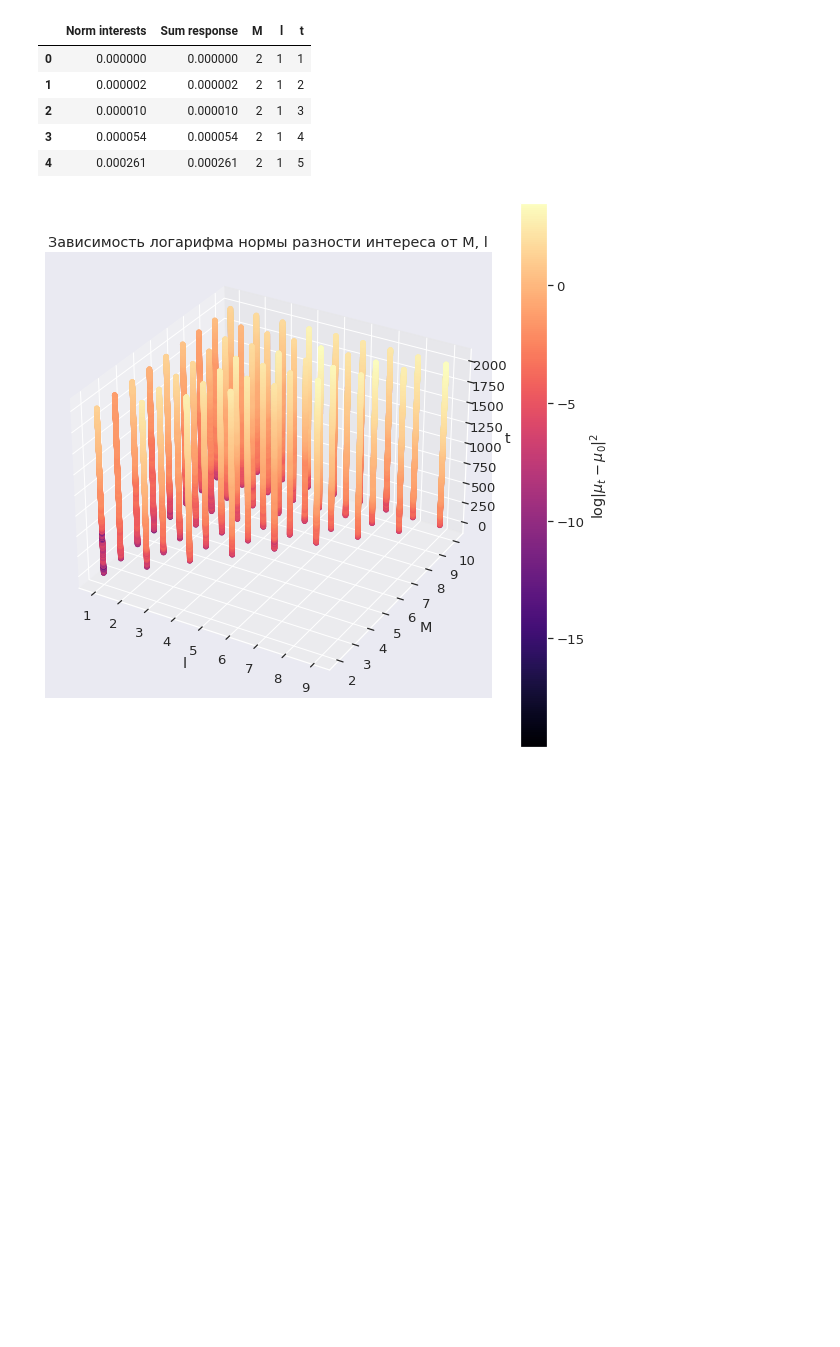
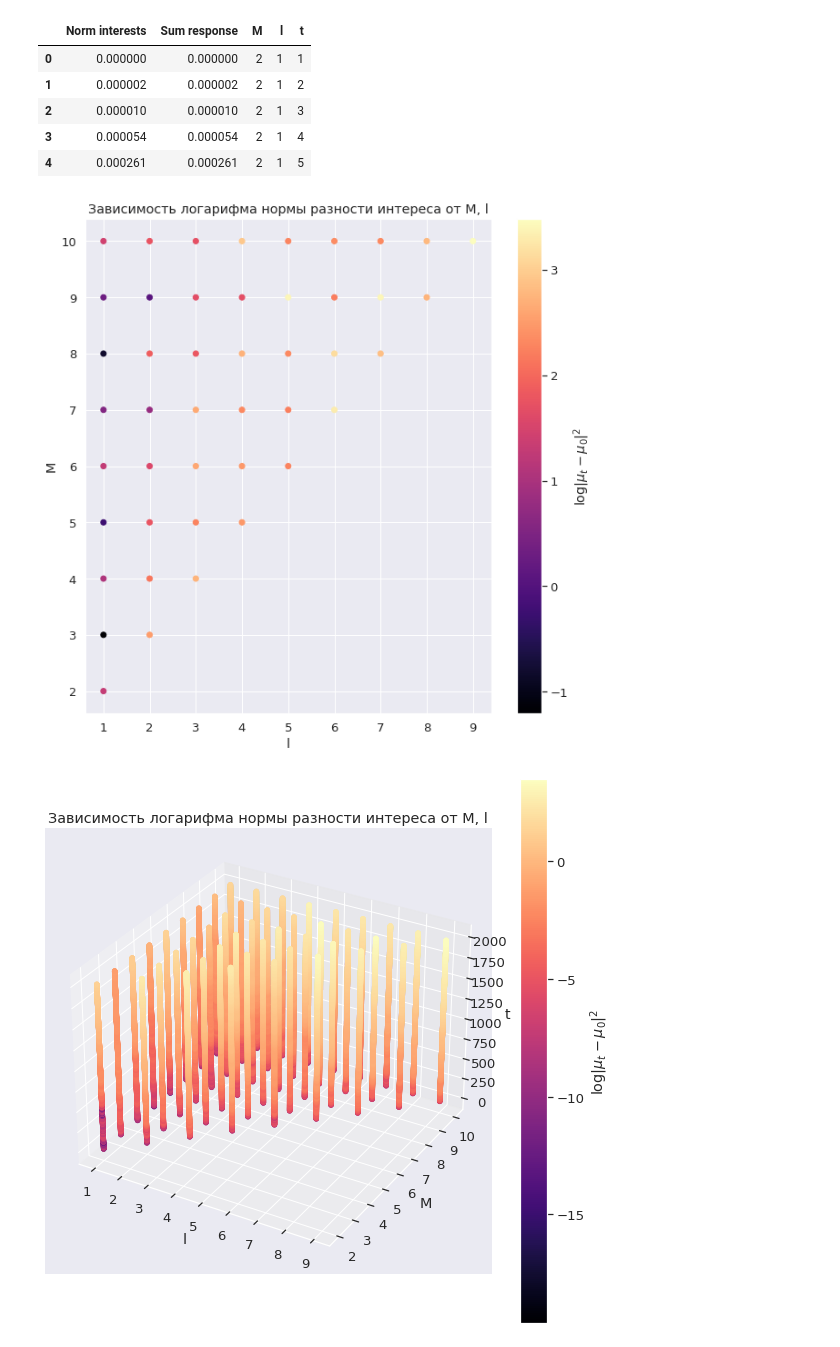
Before and after one commit to prog-autom/bandit-loops, a Jupyter notebook: notebooks/error_analysis_ml.ipynb, the cells around one changed output. Drawn from its saved outputs; the diff is of its cells as text; code cells hidden in the pictures; blank space fills up the shorter version.

```diff
--- a/notebooks/error_analysis_ml.ipynb
+++ b/notebooks/error_analysis_ml.ipynb
@@ -109,6 +109,29 @@ data.head()
 | 2 | 0.000010 | 0.000010 | 2 | 1 | 3 |
 | 3 | 0.000054 | 0.000054 | 2 | 1 | 4 |
 | 4 | 0.000261 | 0.000261 | 2 | 1 | 5 |
+# %%
+last_val = data[data['t']==2000]
+# %%
+fig = plt.figure(figsize=(10,10))
+ax = fig.add_subplot(111)
+
+y = last_val['M']
+x = last_val['l']
+c = last_val['Sum response']
+
+ax.set_xlabel("l")
+ax.set_ylabel("M")
+
+p = ax.scatter(x, y, c=np.log(c), cmap='magma')
+plt.title('Зависимость логарифма нормы разности интереса от M, l')
+cbar = fig.colorbar(p, ax=ax)
+cbar.set_label(r'$\log \|\mu_t - \mu_0 \|^2$')
+
+plt.savefig('plot_Ml.pdf')
+
+plt.show()
+# %% [output]
+[figure, added]
 # %%
 from mpl_toolkits.mplot3d import Axes3D
 
```
Also changed, not shown: 2 other files.
